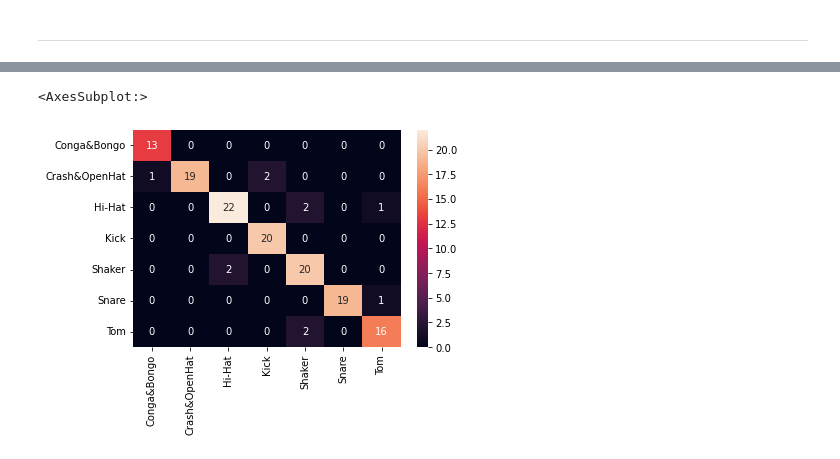
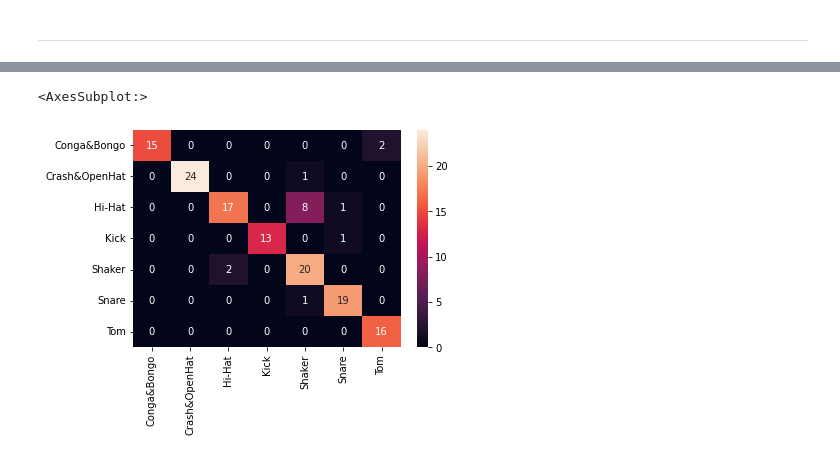
Before and after one commit to cid2rrrr/Drum_Classficiation, a Jupyter notebook: real_cnn.ipynb, the cells around one changed output, grey strips where cells are left out. Saved outputs shown, nothing was run; the diff lists cells and outputs as text; code cells hidden in the pictures.

```diff
--- a/real_cnn.ipynb
+++ b/real_cnn.ipynb
@@ -74,11 +74,3 @@ for kit in kits:
         else:
             x_label = np.concatenate((x_label, k), axis=0)
             y_label = np.concatenate((y_label, typ), axis=0)
-# %%
-#Shuffle Data
-
-shuffle = np.arange(y_label.shape[0])
-np.random.shuffle(shuffle)
-
-x_label = x_label[shuffle]
-y_label = y_label[shuffle]
@@ -268,12 +135,17 @@ array([[9.67784858e-22, 2.72294674e-20, 4.74871340e-16, 1.05874321e-16,
+# %%
+Y_pred = model.predict(x_test)
+Y_pred_classes = np.argmax(Y_pred, axis = 1)
+
+Y_Lab = np.argmax(y_test, axis = 1)
 # %%
 from sklearn.metrics import confusion_matrix
 import pandas as pd
 import seaborn as sns
 
 classes = ['Conga&Bongo', 'Crash&OpenHat', 'Hi-Hat', 'Kick', 'Shaker', 'Snare', 'Tom']
 
-cm = pd.DataFrame(confusion_matrix(Y_tru, Y_pred_classes), columns=classes, index=classes)
+cm = pd.DataFrame(confusion_matrix(Y_Lab, Y_pred_classes), columns=classes, index=classes)
 sns.heatmap(cm, annot=True)
 # %% [output]
 <AxesSubplot:>
-[figure, old version]
+[figure, new version]
```
Also changed, not shown: parts of 18 cells of this notebook, 1 other file.
